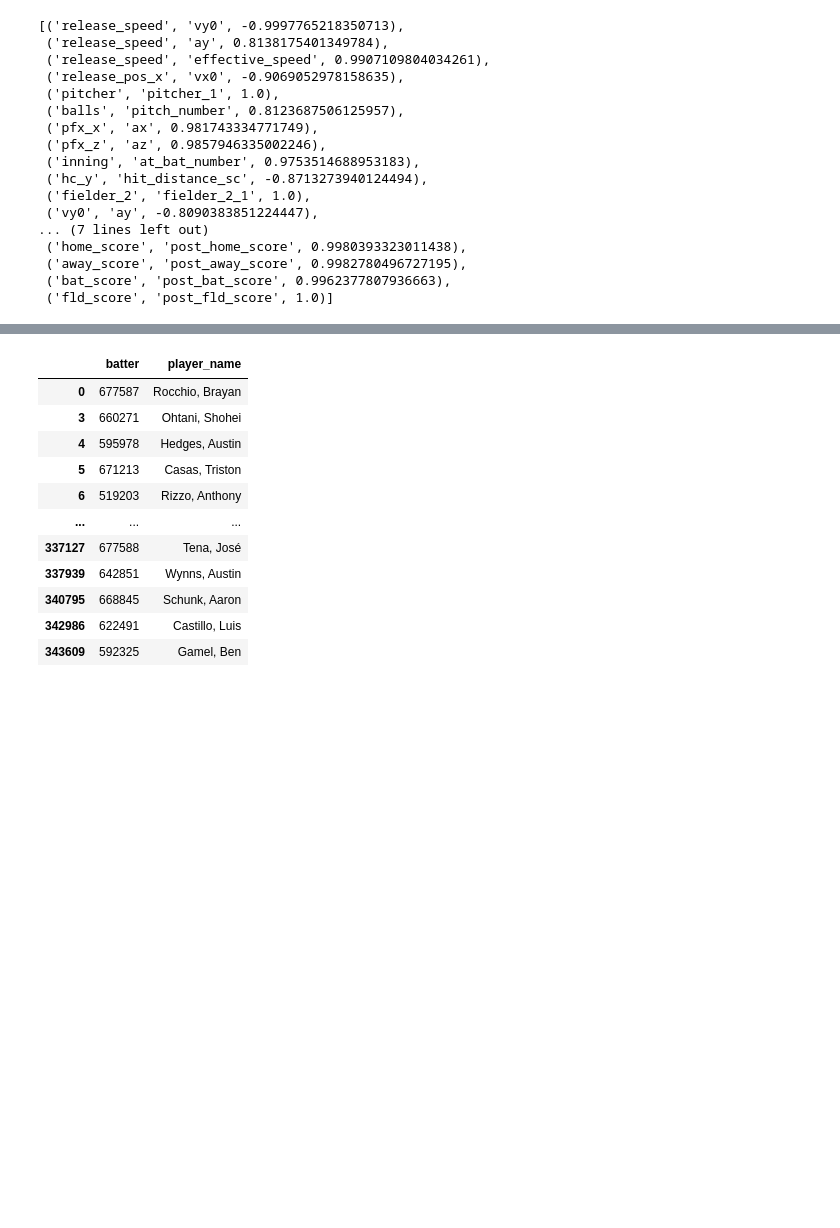
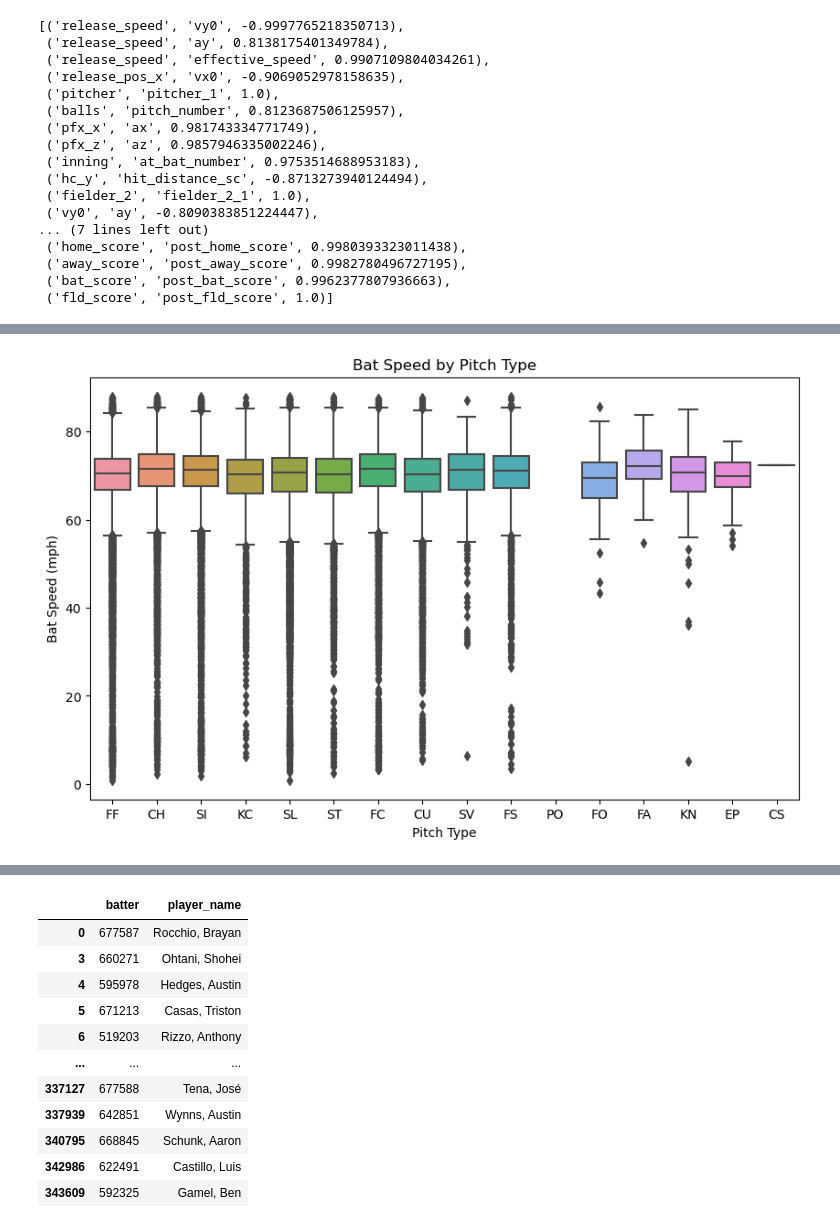
Before and after one commit to sathwik238/batter-pitcher-analysis, a Jupyter notebook: pitch_swing_data_understanding.ipynb, the cells around one changed output, grey strips where cells are left out. Cells and saved outputs as stored; diff of their text form; code cells hidden in the pictures; blank space fills up the shorter version.

```diff
--- a/pitch_swing_data_understanding.ipynb
+++ b/pitch_swing_data_understanding.ipynb
@@ -351,0 +389,12 @@ high_corr_pairs
+# %%
+import seaborn as sns
+import matplotlib.pyplot as plt
+
+plt.figure(figsize=(10, 6))
+sns.boxplot(data=pitch_swing_data, x='pitch_type', y='bat_speed')
+plt.title('Bat Speed by Pitch Type')
+plt.xlabel('Pitch Type')
+plt.ylabel('Bat Speed (mph)')
+plt.show()
+# %% [output]
+[figure, added]
```
Also changed, not shown: parts of 13 cells of this notebook, 1 other file.
